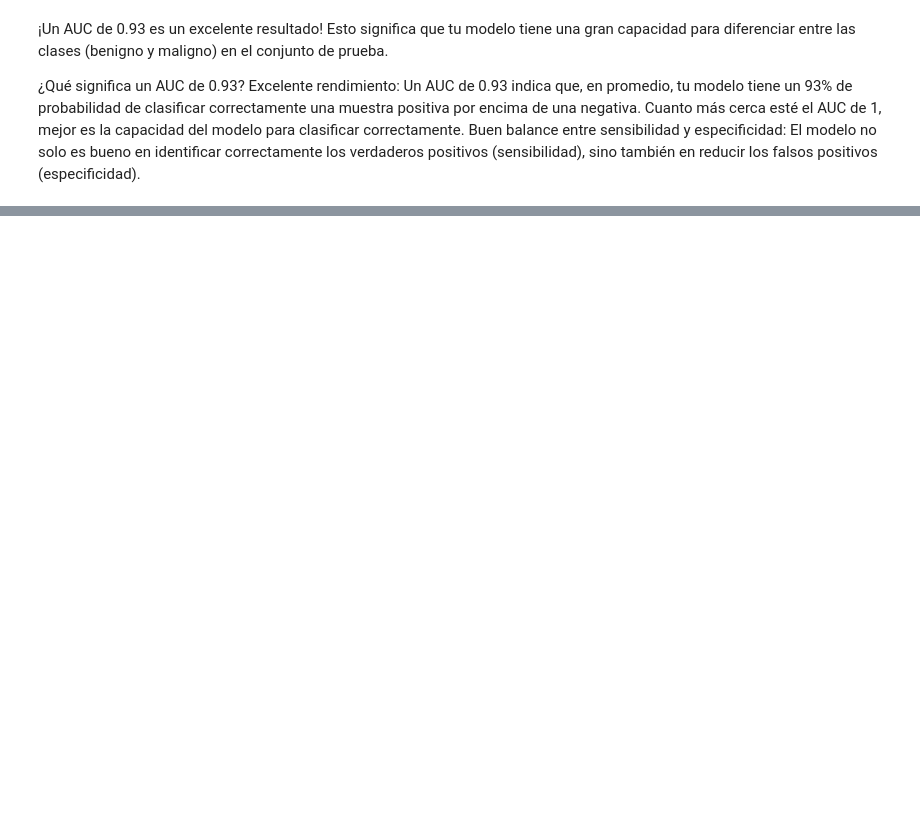
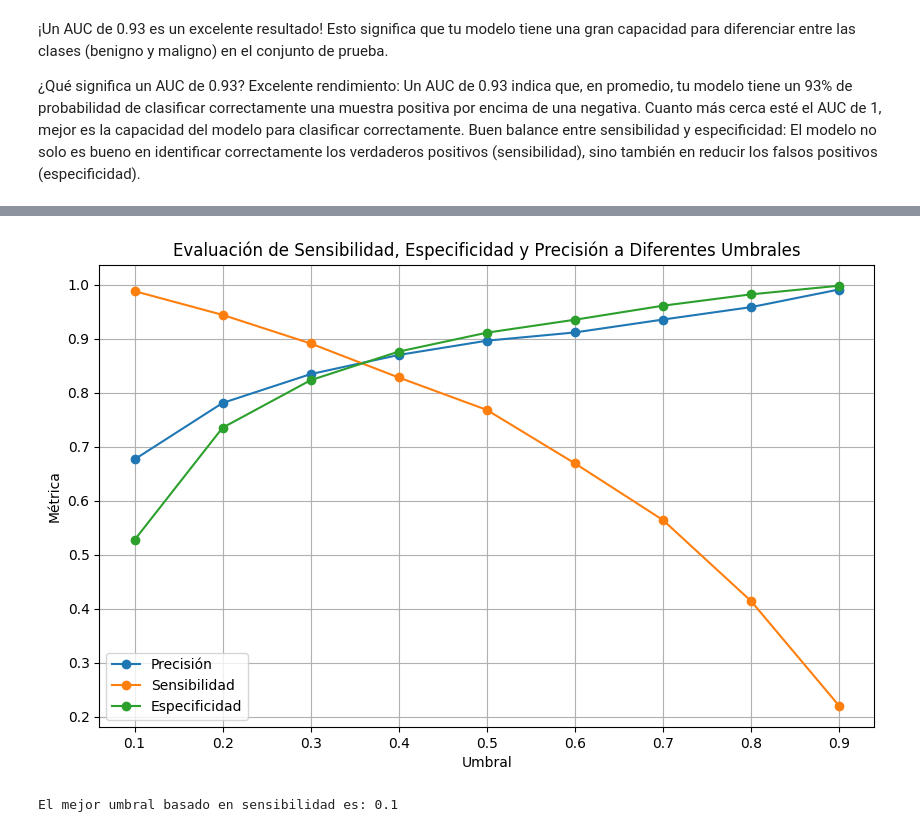
Before and after one commit to AngelMP02/Caso2, a Jupyter notebook: redes.ipynb, the cells around one changed output, grey strips where cells are left out. Saved outputs shown, nothing was run; the diff lists cells and outputs as text; code cells hidden in the pictures; blank space fills up the shorter version.

```diff
--- a/redes.ipynb
+++ b/redes.ipynb
@@ -489,0 +621,51 @@ Buen balance entre sensibilidad y especificidad: El modelo no solo es bueno en i
+# %%
+import numpy as np
+import matplotlib.pyplot as plt
+from sklearn.metrics import precision_score, recall_score, confusion_matrix
+
+# Obtener predicciones como probabilidades
+y_pred_prob = cnn_model.predict(test_generator)
+y_true = test_generator.classes
+
+# Definir una lista de umbrales
+thresholds = np.arange(0.1, 1.0, 0.1)
+
+# Listas para almacenar los resultados
+precisions = []
+recalls = []
+specificities = []
+
+# Calcular precisión, sensibilidad y especificidad para cada umbral
+for threshold in thresholds:
+    y_pred_adjusted = (y_pred_prob > threshold).astype(int)
+
+    precision = precision_score(y_true, y_pred_adjusted)
+    recall = recall_score(y_true, y_pred_adjusted)
+
+    tn, fp, fn, tp = confusion_matrix(y_true, y_pred_adjusted).ravel()
+    specificity = tn / (tn + fp)
+
+    precisions.append(precision)
+    recalls.append(recall)
+    specificities.append(specificity)
+
+# Encontrar el umbral que ofrece el mejor equilibrio (puedes definir qué métrica priorizas)
+best_threshold_index = np.argmax(recalls)  # En este caso, maximizamos la sensibilidad
+best_threshold = thresholds[best_threshold_index]
+
+# Graficar los resultados
+plt.figure(figsize=(10, 6))
+plt.plot(thresholds, precisions, label='Precisión', marker='o')
+plt.plot(thresholds, recalls, label='Sensibilidad', marker='o')
+plt.plot(thresholds, specificities, label='Especificidad', marker='o')
+
+plt.xlabel('Umbral')
+plt.ylabel('Métrica')
+plt.title('Evaluación de Sensibilidad, Especificidad y Precisión a Diferentes Umbrales')
+plt.legend()
+plt.grid(True)
+plt.show()
+
+# Imprimir el mejor umbral
+print(f"El mejor umbral basado en sensibilidad es: {best_threshold}")
+# %% [output]
@@ -489,0 +673,2 @@ Buen balance entre sensibilidad y especificidad: El modelo no solo es bueno en i
+[figure, added]
+El mejor umbral basado en sensibilidad es: 0.1
```
Also changed, not shown: parts of 8 cells of this notebook, 1 other file.
